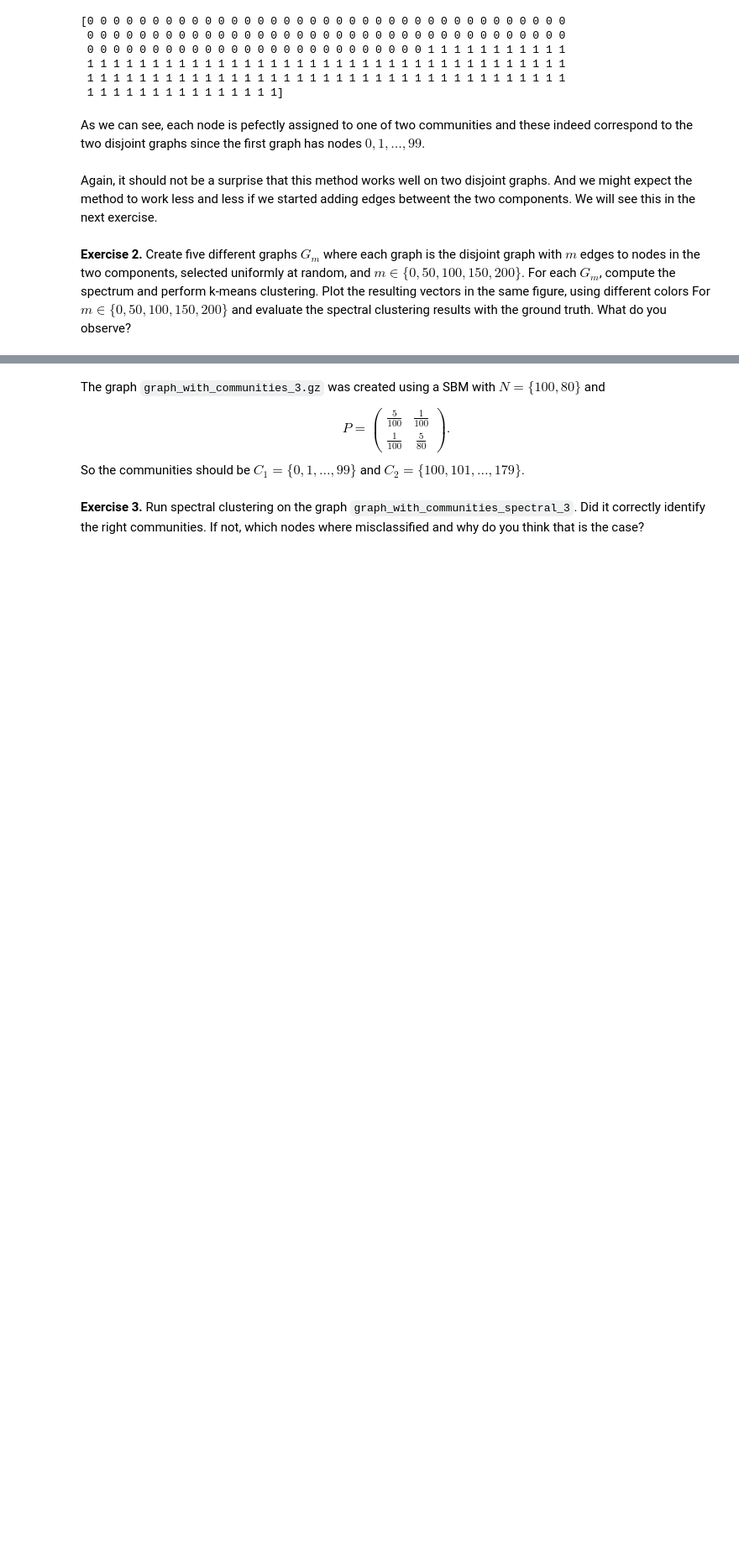
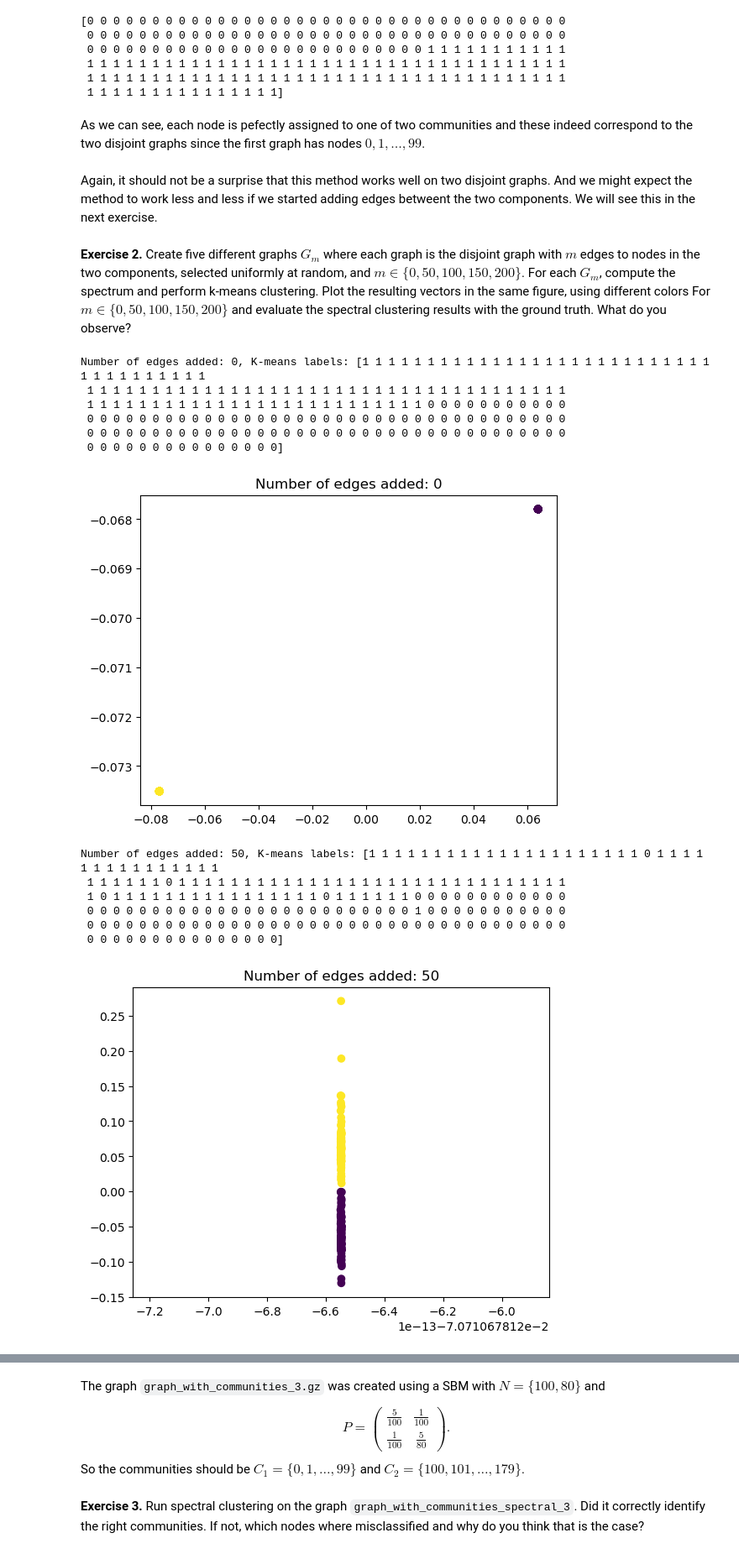
Before and after one commit to lucazini03/Network-Statistics, a Jupyter notebook: Community Detection/Community_detection_workshop_spectral_clustering.ipynb, the cells around one changed output, grey strips where cells are left out. Shown at 84% size. Saved outputs shown, nothing was run; the diff lists cells and outputs as text; code cells hidden in the pictures; blank space fills up the shorter version.

```diff
--- a/Community Detection/Community_detection_workshop_spectral_clustering.ipynb
+++ b/Community Detection/Community_detection_workshop_spectral_clustering.ipynb
@@ -126,4 +206,48 @@ Again, it should not be a surprise that this method works well on two disjoint g
 # %% [markdown]
 **Exercise 2.** Create five different graphs $G_m$ where each graph is the disjoint graph with $m$ edges to nodes in the two components, selected uniformly at random, and $m \in \{0, 50,100,150,200\}$. For each $G_m$, compute the spectrum and perform k-means clustering. Plot the resulting vectors in the same figure, using different colors For $m \in \{0, 50,100,150,200\}$ and evaluate the spectral clustering results with the ground truth. What do you observe?
 # %%
-# Your answer goes here
+#you start from the disjoint_graph created at the very beginning of the notebook
+for m in [0, 50, 100, 150, 200]:
+    #we create a graph adding to disjoint_graph m edges between the two components, selected uniformly at random
+    disjoint_graph_temp = disjoint_graph.copy()
+    nodes = list(disjoint_graph_temp.nodes())
+
+    #we extract the two components
+    components = list(nx.connected_components(disjoint_graph_temp))
+    component_1 = list(components[0])
+    component_2 = list(components[1])
+
+    edges_to_add = []
+    while len(edges_to_add) < m:
+        u = np.random.choice(component_1)
+        v = np.random.choice(component_2)
+        if not disjoint_graph_temp.has_edge(u,v):
+            edges_to_add.append((u,v))
+            disjoint_graph_temp.add_edge(u,v)
+
+    L_temp = nx.laplacian_matrix(disjoint_graph_temp)
+    M_temp = L_temp.asfptype()
+    vals_temp, vecs_temp = eigs(M_temp,2,which='SR') #SR=smallest real part
+    X_temp = np.real(vecs_temp)
+    kmeans = KMeans(n_clusters=2)
+    kmeans.fit(X_temp)
+    print(f'Number of edges added: {m}, K-means labels: {kmeans.labels_}')
+    fig = plt.figure()
+    plt.title(f'Number of edges added: {m}')
+    plt.scatter(X_temp[:,0],X_temp[:,1],c=kmeans.labels_)
+    plt.show()
+# %% [output]
+Number of edges added: 0, K-means labels: [1 1 1 1 1 1 1 1 1 1 1 1 1 1 1 1 1 1 1 1 1 1 1 1 1 1 1 1 1 1 1 1 1 1 1 1 1
+ 1 1 1 1 1 1 1 1 1 1 1 1 1 1 1 1 1 1 1 1 1 1 1 1 1 1 1 1 1 1 1 1 1 1 1 1 1
+ 1 1 1 1 1 1 1 1 1 1 1 1 1 1 1 1 1 1 1 1 1 1 1 1 1 1 0 0 0 0 0 0 0 0 0 0 0
+ 0 0 0 0 0 0 0 0 0 0 0 0 0 0 0 0 0 0 0 0 0 0 0 0 0 0 0 0 0 0 0 0 0 0 0 0 0
+ 0 0 0 0 0 0 0 0 0 0 0 0 0 0 0 0 0 0 0 0 0 0 0 0 0 0 0 0 0 0 0 0 0 0 0 0 0
+ 0 0 0 0 0 0 0 0 0 0 0 0 0 0 0]
+[figure, added]
+Number of edges added: 50, K-means labels: [1 1 1 1 1 1 1 1 1 1 1 1 1 1 1 1 1 1 1 1 1 0 1 1 1 1 1 1 1 1 1 1 1 1 1 1 1
+ 1 1 1 1 1 1 0 1 1 1 1 1 1 1 1 1 1 1 1 1 1 1 1 1 1 1 1 1 1 1 1 1 1 1 1 1 1
+ 1 0 1 1 1 1 1 1 1 1 1 1 1 1 1 1 1 1 0 1 1 1 1 1 1 0 0 0 0 0 0 0 0 0 0 0 0
+ 0 0 0 0 0 0 0 0 0 0 0 0 0 0 0 0 0 0 0 0 0 0 0 0 0 1 0 0 0 0 0 0 0 0 0 0 0
+ 0 0 0 0 0 0 0 0 0 0 0 0 0 0 0 0 0 0 0 0 0 0 0 0 0 0 0 0 0 0 0 0 0 0 0 0 0
+ 0 0 0 0 0 0 0 0 0 0 0 0 0 0 0]
+[figure, added]
```
Also changed, not shown: parts of 14 cells of this notebook, 19 other files.
